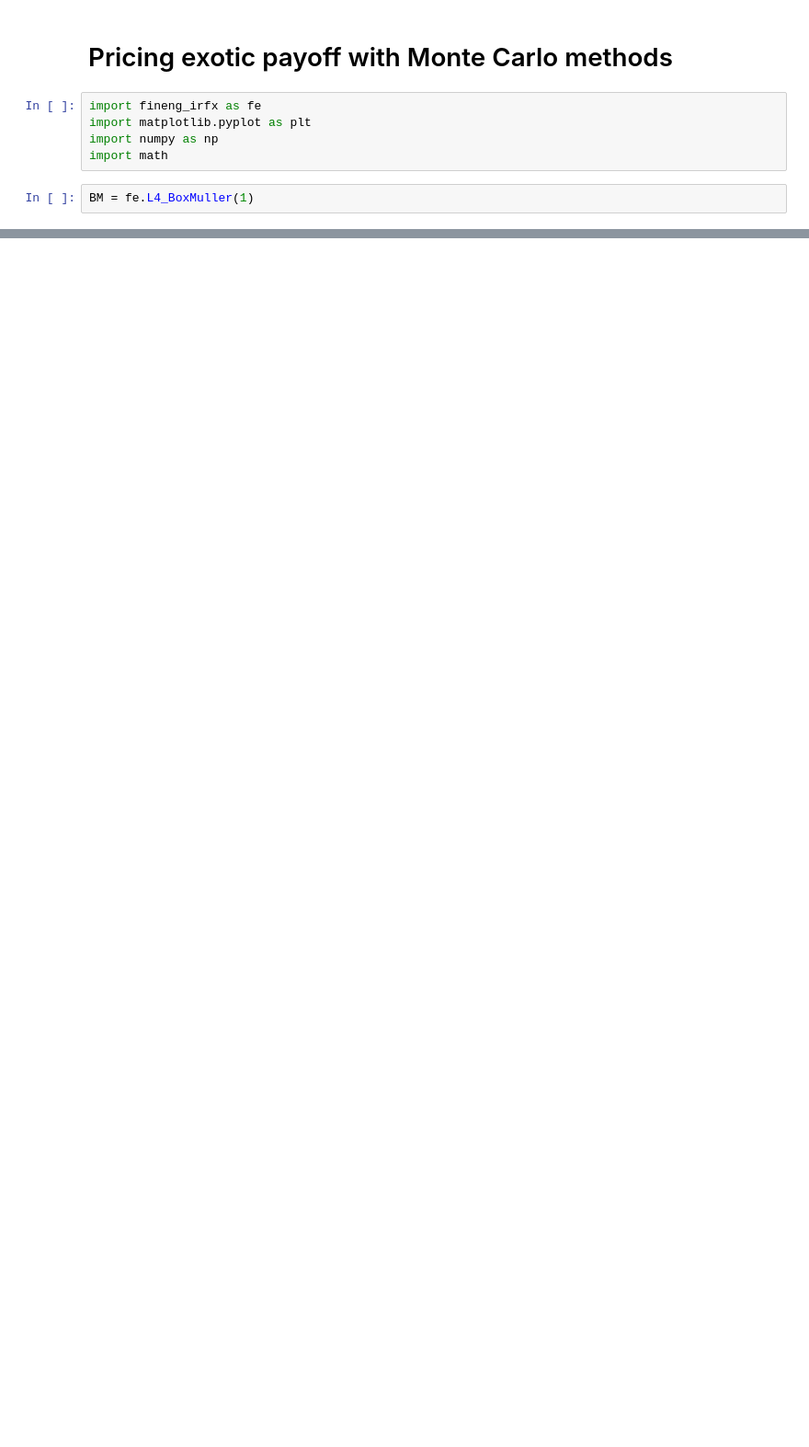
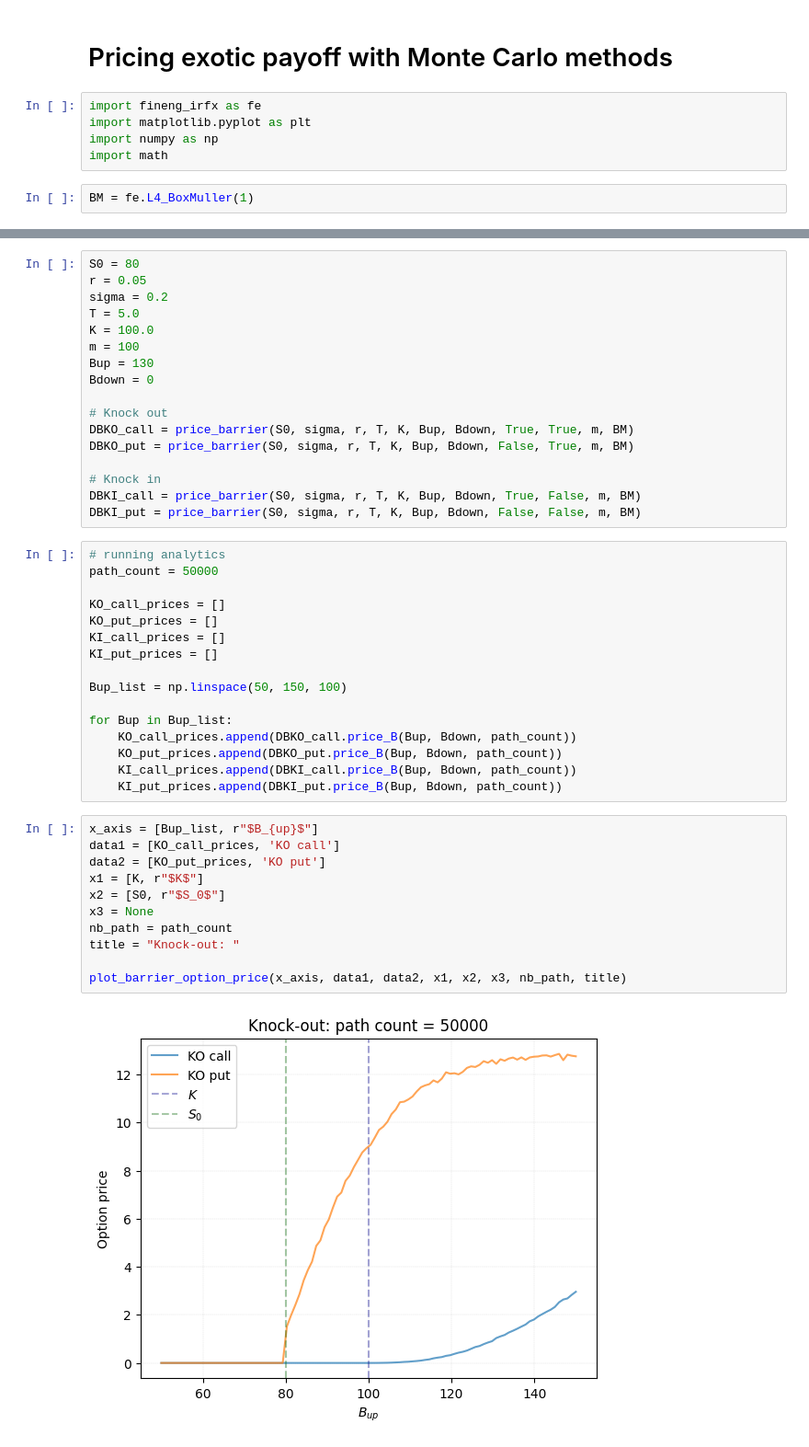
Before and after one commit to ccjeremylo/FinEng-in-IRFX, a Jupyter notebook: src/python/Lecture4/ExoticMC.ipynb, the cells around one changed output, grey strips where cells are left out. Shown: that part at 92% size. Cells and saved outputs as stored; diff of their text form; blank space fills up the shorter version.

```diff
--- a/src/python/Lecture4/ExoticMC.ipynb
+++ b/src/python/Lecture4/ExoticMC.ipynb
@@ -101,0 +133,46 @@ plt.show()
+# %%
+S0 = 80
+r = 0.05
+sigma = 0.2
+T = 5.0
+K = 100.0
+m = 100
+Bup = 130
+Bdown = 0
+
+# Knock out
+DBKO_call = price_barrier(S0, sigma, r, T, K, Bup, Bdown, True, True, m, BM)
+DBKO_put = price_barrier(S0, sigma, r, T, K, Bup, Bdown, False, True, m, BM)
+
+# Knock in
+DBKI_call = price_barrier(S0, sigma, r, T, K, Bup, Bdown, True, False, m, BM)
+DBKI_put = price_barrier(S0, sigma, r, T, K, Bup, Bdown, False, False, m, BM)
+# %%
+# running analytics
+path_count = 50000
+
+KO_call_prices = []
+KO_put_prices = []
+KI_call_prices = []
+KI_put_prices = []
+
+Bup_list = np.linspace(50, 150, 100)
+
+for Bup in Bup_list:
+    KO_call_prices.append(DBKO_call.price_B(Bup, Bdown, path_count))
+    KO_put_prices.append(DBKO_put.price_B(Bup, Bdown, path_count))
+    KI_call_prices.append(DBKI_call.price_B(Bup, Bdown, path_count))
+    KI_put_prices.append(DBKI_put.price_B(Bup, Bdown, path_count))
+# %%
+x_axis = [Bup_list, r"$B_{up}$"]
+data1 = [KO_call_prices, 'KO call']
+data2 = [KO_put_prices, 'KO put']
+x1 = [K, r"$K$"]
+x2 = [S0, r"$S_0$"]
+x3 = None
+nb_path = path_count
+title = "Knock-out: "
+
+plot_barrier_option_price(x_axis, data1, data2, x1, x2, x3, nb_path, title)
+# %% [output]
+[figure, added]
```
Also changed, not shown: parts of 11 cells of this notebook.
